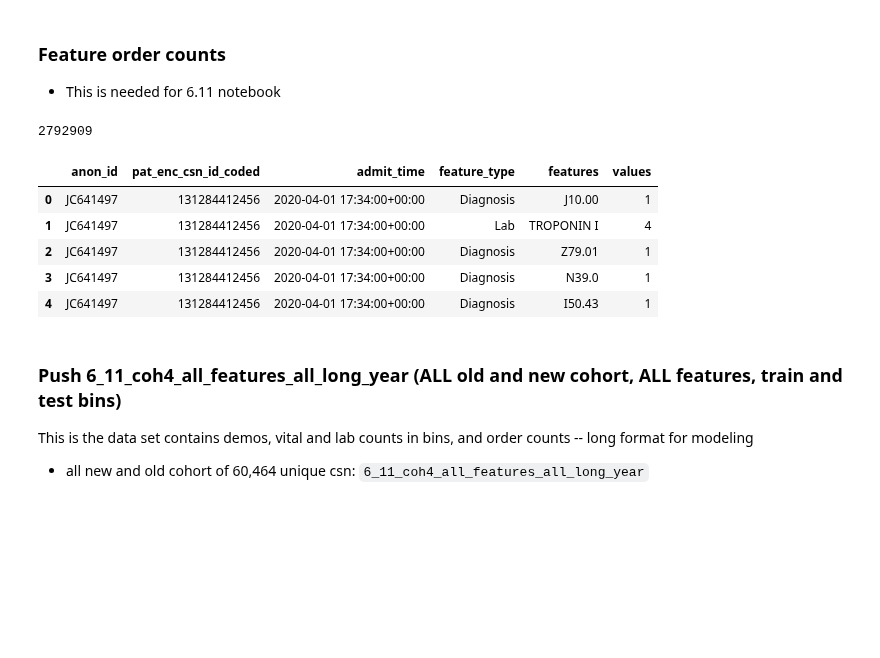
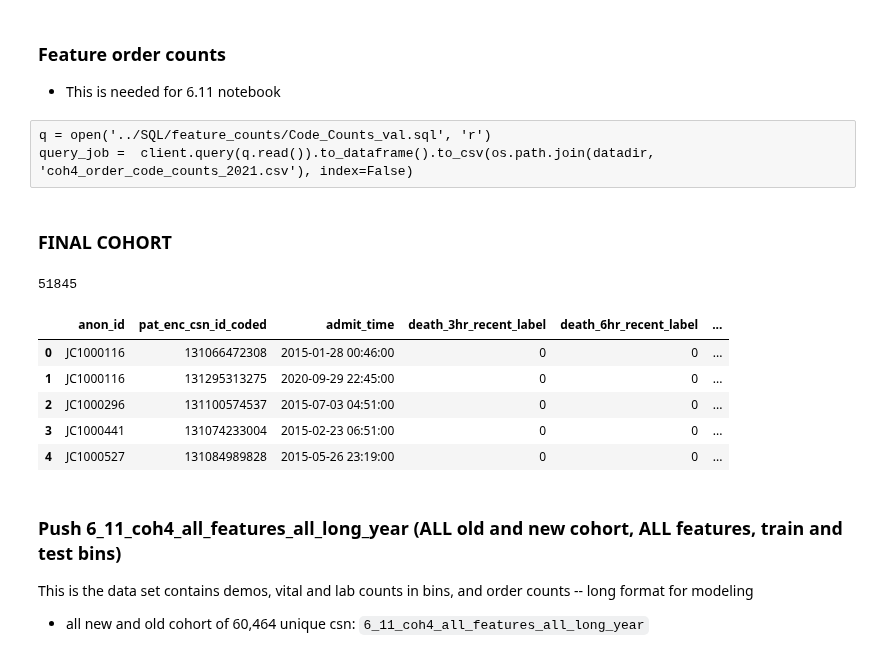
Before and after one commit to Minh084/TDA, a Jupyter notebook: shc2021/shc2021_data_BQ.ipynb, the cells around one changed output. Saved outputs shown, nothing was run; the diff lists cells and outputs as text; code cells hidden in the pictures; blank space fills up the shorter version.

```diff
--- a/shc2021/shc2021_data_BQ.ipynb
+++ b/shc2021/shc2021_data_BQ.ipynb
@@ -806,13 +917,18 @@ query_job =  client.query(q.read()).to_dataframe().to_csv(os.path.join(datadir,
+# %% [raw]
+q = open('../SQL/feature_counts/Code_Counts_val.sql', 'r')
+query_job =  client.query(q.read()).to_dataframe().to_csv(os.path.join(datadir, 'coh4_order_code_counts_2021.csv'), index=False)
+# %% [markdown]
+### FINAL COHORT
 # %%
-df = pd.read_csv(os.path.join(datadir, "coh4_order_code_counts_2021.csv"))
-print(len(df)) # 6086852
+df = pd.read_csv(os.path.join(outdir, "14_cohort_final.csv"))
+print(len(df)) # 51845
 df.head(5)
 # %% [output]
-2792909
+51845
-|  | anon_id | pat_enc_csn_id_coded | admit_time | feature_type | features | values |
-| 0 | JC641497 | 131284412456 | 2020-04-01 17:34:00+00:00 | Diagnosis | J10.00 | 1 |
-| 1 | JC641497 | 131284412456 | 2020-04-01 17:34:00+00:00 | Lab | TROPONIN I | 4 |
-| 2 | JC641497 | 131284412456 | 2020-04-01 17:34:00+00:00 | Diagnosis | Z79.01 | 1 |
-| 3 | JC641497 | 131284412456 | 2020-04-01 17:34:00+00:00 | Diagnosis | N39.0 | 1 |
-| 4 | JC641497 | 131284412456 | 2020-04-01 17:34:00+00:00 | Diagnosis | I50.43 | 1 |
+|  | anon_id | pat_enc_csn_id_coded | admit_time | death_3hr_recent_label | death_6hr_recent_label | ... |
+| 0 | JC1000116 | 131066472308 | 2015-01-28 00:46:00 | 0 | 0 | ... |
+| 1 | JC1000116 | 131295313275 | 2020-09-29 22:45:00 | 0 | 0 | ... |
+| 2 | JC1000296 | 131100574537 | 2015-07-03 04:51:00 | 0 | 0 | ... |
+| 3 | JC1000441 | 131074233004 | 2015-02-23 06:51:00 | 0 | 0 | ... |
+| 4 | JC1000527 | 131084989828 | 2015-05-26 23:19:00 | 0 | 0 | ... |
 # %%
```
Also changed, not shown: parts of 15 cells of this notebook, 13 other files.
